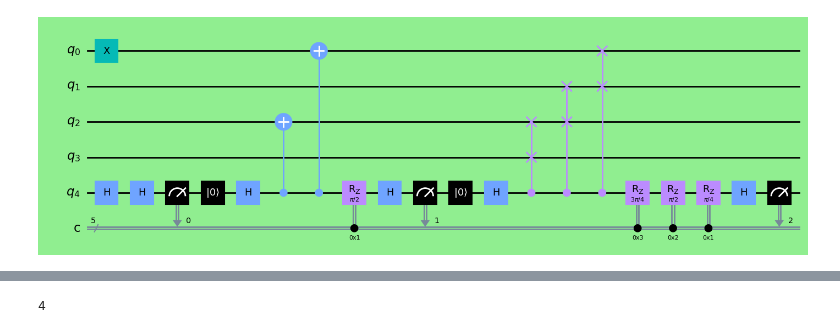
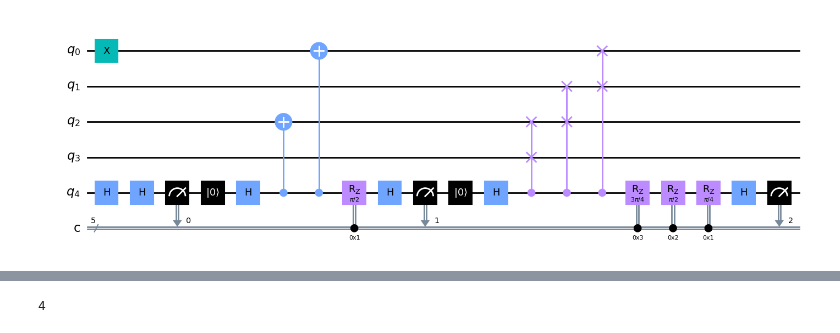
Before and after one commit to Parvathi-nair04/shor-s-algorithm, a Jupyter notebook: shors_imp.ipynb, the cells around one changed output, grey strips where cells are left out. Drawn from its saved outputs; the diff is of its cells as text; code cells hidden in the pictures.

```diff
--- a/shors_imp.ipynb
+++ b/shors_imp.ipynb
@@ -54,13 +57,13 @@ def circuit_aperiod15(qc,qr,cr,a):
 # %%
 q = QuantumRegister(5, 'q')
 c = ClassicalRegister(5, 'c')
 
 shor = QuantumCircuit(q, c)
 circuit_aperiod15(shor,q,c,2)
-style = {'backgroundcolor': 'lightgreen'}
-shor.draw(output='mpl', style=style)
+
+shor.draw(output='mpl')
 # %% [output]
-[figure, old version]
+[figure, new version]
 # %%
 backend = BasicAer.get_backend('qasm_simulator')
 sim_job = execute([shor], backend)
```
Also changed, not shown: parts of 6 cells of this notebook.
